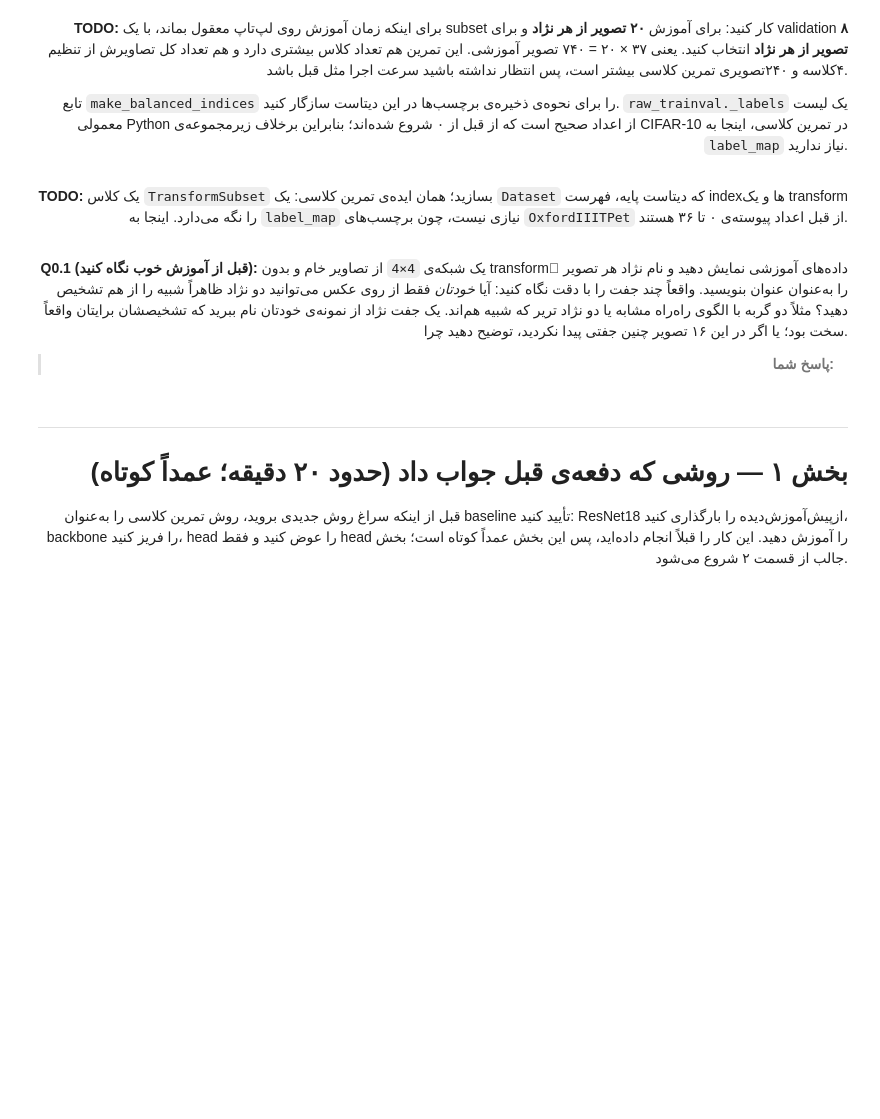
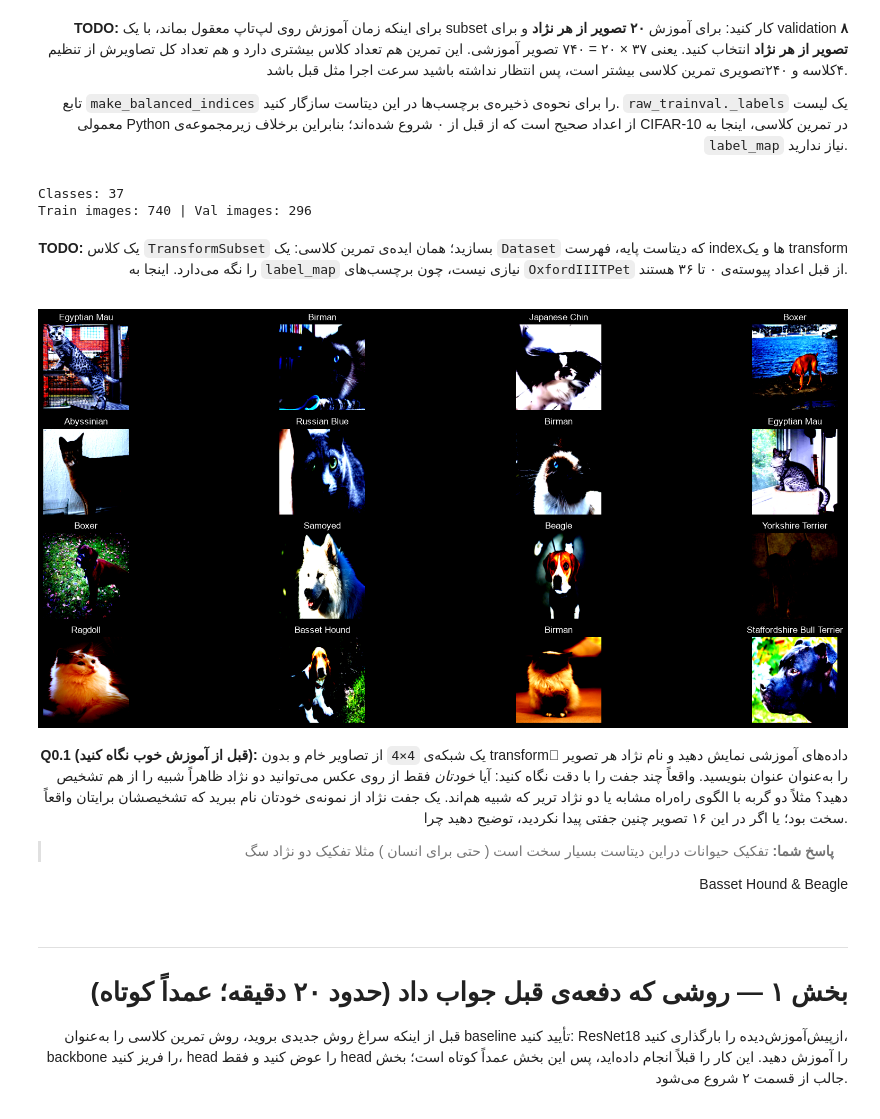
Before and after one commit to mrpanigale/Maktab-AI-145, a Jupyter notebook: HWs/week11/week11_homework_finetuning_gradcam_mixup.ipynb, the cells around one changed output. Cells and saved outputs as stored; diff of their text form; code cells hidden in the pictures; blank space fills up the shorter version.

```diff
--- a/HWs/week11/week11_homework_finetuning_gradcam_mixup.ipynb
+++ b/HWs/week11/week11_homework_finetuning_gradcam_mixup.ipynb
@@ -125,8 +152,8 @@ print(f"Using device: {DEVICE}")
 
 </div>
 # %%
-# TODO: raw_trainval = OxfordIIITPet(root=DATA_ROOT, split="trainval", download=True, transform=None)
-# TODO: raw_test_full = OxfordIIITPet(root=DATA_ROOT, split="test", download=True, transform=None)
+raw_trainval = OxfordIIITPet(root=DATA_ROOT, split="trainval", download=True, transform=None)
+raw_test_full = OxfordIIITPet(root=DATA_ROOT, split="test", download=True, transform=None)
 
-# TODO: print the number of classes (raw_trainval.classes) and a few class names
-# TODO: print len(raw_trainval), len(raw_test_full)
+print(f"Ten example : {raw_trainval.classes}")
+print( len(raw_trainval), len(raw_test_full))
@@ -141,19 +171,37 @@ print(f"Using device: {DEVICE}")
 </div>
 # %%
 def make_balanced_indices(labels, n_per_class, seed=SEED):
-    # TODO: adapt this from the classwork version. `labels` is now a flat
-    # list where labels[i] is the class of raw_trainval[i]. There is no
-    # `class_ids` filter this time -- use every class from 0 to max(labels).
-    raise NotImplementedError
+    """This function Return idx for each class given n_per_class"""
+
+    rng = random.Random(seed)
+    chosen =[]
+    # keys => class ids, values => indices
+    class_indices = defaultdict(list)
+    for idx,label in enumerate(labels):
+        class_indices[label].append(idx)
+
+    # num_classes
+    num_classes = max(labels)+1
+
+    for c  in range(num_classes):
+        indices = class_indices[c]
+        rng.shuffle(indices)
+        chosen.extend(indices[:n_per_class])
+
+    rng.shuffle(chosen)
+    return chosen
 
 
-# TODO: train_indices = make_balanced_indices(raw_trainval._labels, n_per_class=20, seed=SEED)
-# TODO: val_indices = make_balanced_indices(raw_test_full._labels, n_per_class=8, seed=SEED)
+train_indices = make_balanced_indices(raw_trainval._labels, n_per_class=20, seed=SEED)
+val_indices = make_balanced_indices(raw_test_full._labels, n_per_class=8, seed=SEED)
 
 class_names = raw_trainval.classes
 NUM_CLASSES = len(class_names)
 print("Classes:", NUM_CLASSES)
 print("Train images:", len(train_indices), "| Val images:", len(val_indices))
+# %% [output]
+Classes: 37
+Train images: 740 | Val images: 296
 # %% [markdown]
 <div class="rtl-fa" dir="rtl" style="text-align: right;">
 
@@ -163,17 +211,16 @@ print("Train images:", len(train_indices), "| Val images:", len(val_indices))
 # %%
 class TransformSubset(Dataset):
     def __init__(self, base_dataset, indices, transform):
-        # TODO
-        raise NotImplementedError
+        self.indices = indices
+        self.base_dataset = base_dataset
+        self.transform = transform
 
     def __len__(self):
-        # TODO
-        raise NotImplementedError
+        return len(self.indices)
 
     def __getitem__(self, idx):
-        # TODO
-        raise NotImplementedError
-
+        image,label = self.base_dataset[self.indices[idx]]
+        return self.transform(image), label
 
 deterministic_transform = transforms.Compose([
     transforms.Resize((224, 224)),
@@ -181,15 +228,36 @@ deterministic_transform = transforms.Compose([
     transforms.Normalize(mean=IMAGENET_MEAN, std=IMAGENET_STD),
 ])
 
-# TODO: train_dataset = TransformSubset(raw_trainval, train_indices, deterministic_transform)
-# TODO: val_dataset = TransformSubset(raw_test_full, val_indices, deterministic_transform)
+train_dataset = TransformSubset(raw_trainval, train_indices, deterministic_transform)
+val_dataset = TransformSubset(raw_test_full, val_indices, deterministic_transform)
+# %%
+
+# Visualize 16 samples
+
+generator = torch.Generator().manual_seed(SEED)
+train_loader = DataLoader(train_dataset, batch_size=16, shuffle=True, num_workers=0,generator=generator)
+images, labels = next(iter(train_loader))
+
+fig, axes = plt.subplots(4, 4, figsize=(20, 8))
+for image, label, axis in zip(images, labels, axes.flat):
+    image =image.permute(1, 2, 0).clamp(0, 1)
+    axis.axis("off")
+    axis.imshow(image)
+    axis.set_title(raw_trainval.classes[label.item()])
+    axis.axis('off')
+plt.tight_layout()
+plt.show()
+# %% [output]
+[figure, added]
 # %% [markdown]
 <div class="rtl-fa" dir="rtl" style="text-align: right;">
 
 **Q0.1 (قبل از آموزش خوب نگاه کنید):** یک شبکه‌ی `4×4` از تصاویر خام و بدون transformِ داده‌های آموزشی نمایش دهید و نام نژاد هر تصویر را به‌عنوان عنوان بنویسید. واقعاً چند جفت را با دقت نگاه کنید: آیا *خودتان* فقط از روی عکس می‌توانید دو نژاد ظاهراً شبیه را از هم تشخیص دهید؟ مثلاً دو گربه با الگوی راه‌راه مشابه یا دو نژاد تریر که شبیه هم‌اند. یک جفت نژاد از نمونه‌ی خودتان نام ببرید که تشخیصشان برایتان واقعاً سخت بود؛ یا اگر در این ۱۶ تصویر چنین جفتی پیدا نکردید، توضیح دهید چرا.
 
 > **پاسخ شما:**
+تفکیک حیوانات دراین دیتاست بسیار سخت است ( حتی برای انسان ) مثلا تفکیک دو نژاد سگ
 
+Basset Hound & Beagle
 </div>
 # %% [markdown]
 <div class="rtl-fa" dir="rtl" style="text-align: right;">
```
Also changed, not shown: parts of 4 cells of this notebook, 3 other files.
